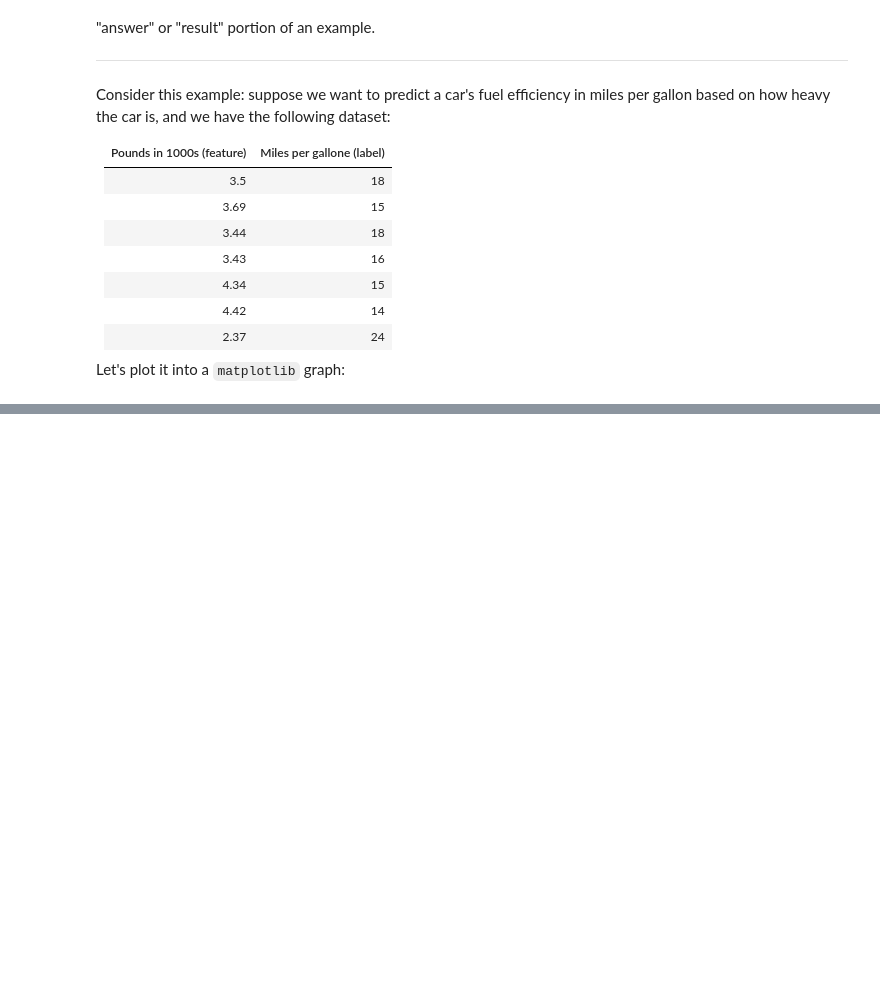
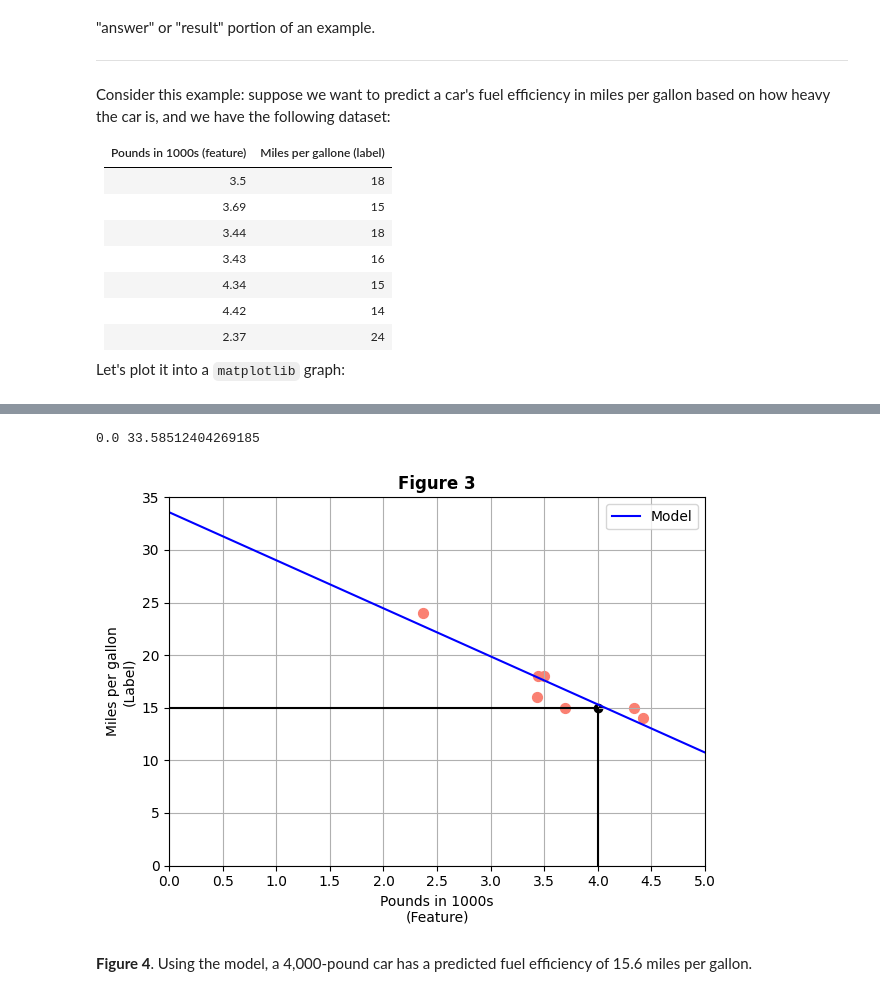
Before and after one commit to cwrightlibrary/Learning-PyTorch, a Jupyter notebook: google-courses/1-machine-learning-crash-course/1-linear-algebra.ipynb, the cells around one changed output, grey strips where cells are left out. Cells and saved outputs as stored; diff of their text form; code cells hidden in the pictures; blank space fills up the shorter version.

```diff
--- a/google-courses/1-machine-learning-crash-course/1-linear-algebra.ipynb
+++ b/google-courses/1-machine-learning-crash-course/1-linear-algebra.ipynb
@@ -28,0 +146,40 @@ Let's plot it into a `matplotlib` graph:
+# %%
+plt.clf()
+
+feature = [3.5, 3.69, 3.44, 3.43, 4.34, 4.42, 2.37]
+label = [18, 15, 18, 16, 15, 14, 24]
+
+plt.scatter(feature, label, color="salmon", s=50)
+
+slope, intercept = np.polyfit(feature, label, 1)
+
+x_fit = np.linspace(0.0, 5.0, 100)
+y_fit = slope * x_fit + intercept
+
+plt.plot(x_fit, y_fit, color="blue", linestyle="-", label="Model")
+plt.plot([0, 4], [15, 15], color="black")
+plt.plot([4, 4], [0, 15], color="black")
+plt.scatter(4, 15, color="black")
+
+print(x_fit[0], y_fit[0])
+
+plt.title("Figure 3", fontweight="bold")
+plt.xlabel("Pounds in 1000s\n(Feature)")
+plt.ylabel("Miles per gallon\n(Label)")
+
+plt.xticks([x / 10 for x in range(0, 55, 5)])
+plt.yticks([y for y in range(0, 40, 5)])
+
+plt.xlim((0, 5))
+plt.ylim((0, 35))
+
+plt.grid()
+plt.legend()
+
+plt.tight_layout()
+plt.show()
+# %% [output]
+0.0 33.58512404269185
+[figure, added]
+# %% [markdown]
+**Figure 4**. Using the model, a 4,000-pound car has a predicted fuel efficiency of 15.6 miles per gallon.
```
Also changed, not shown: parts of 7 cells of this notebook, 1 other file.
